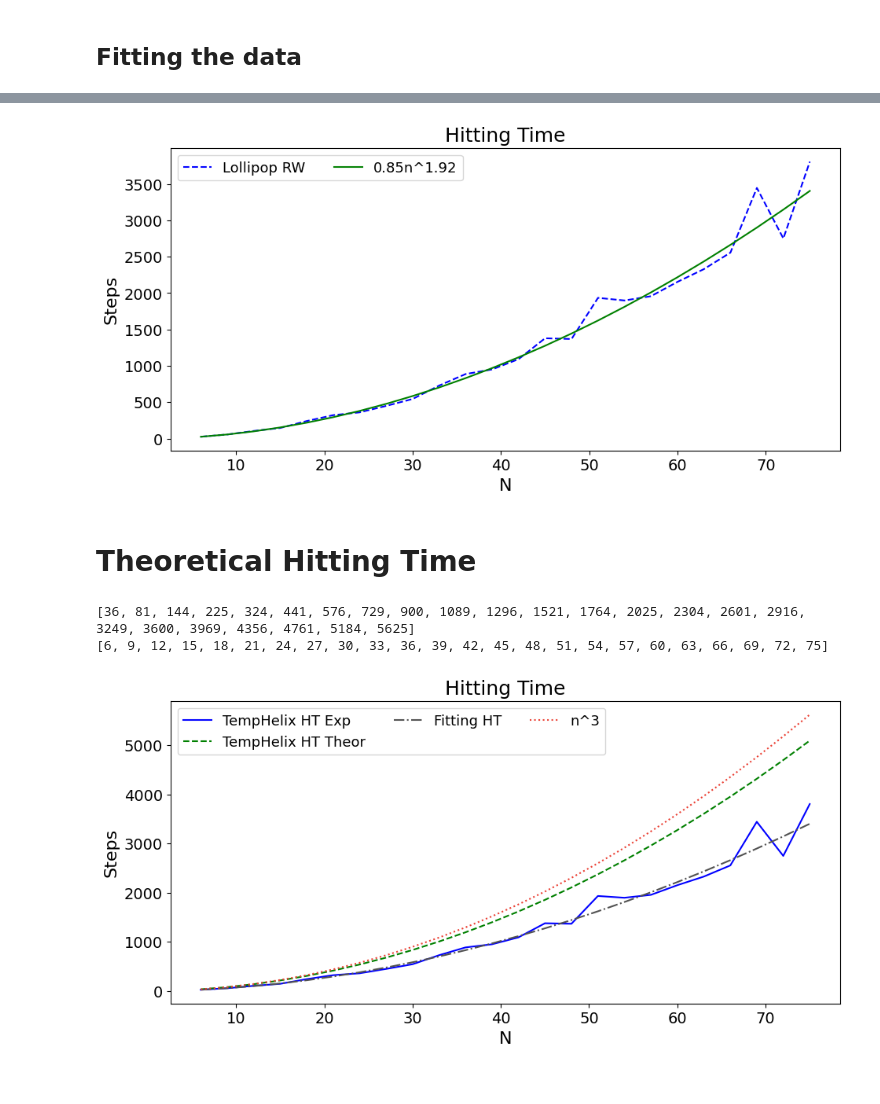
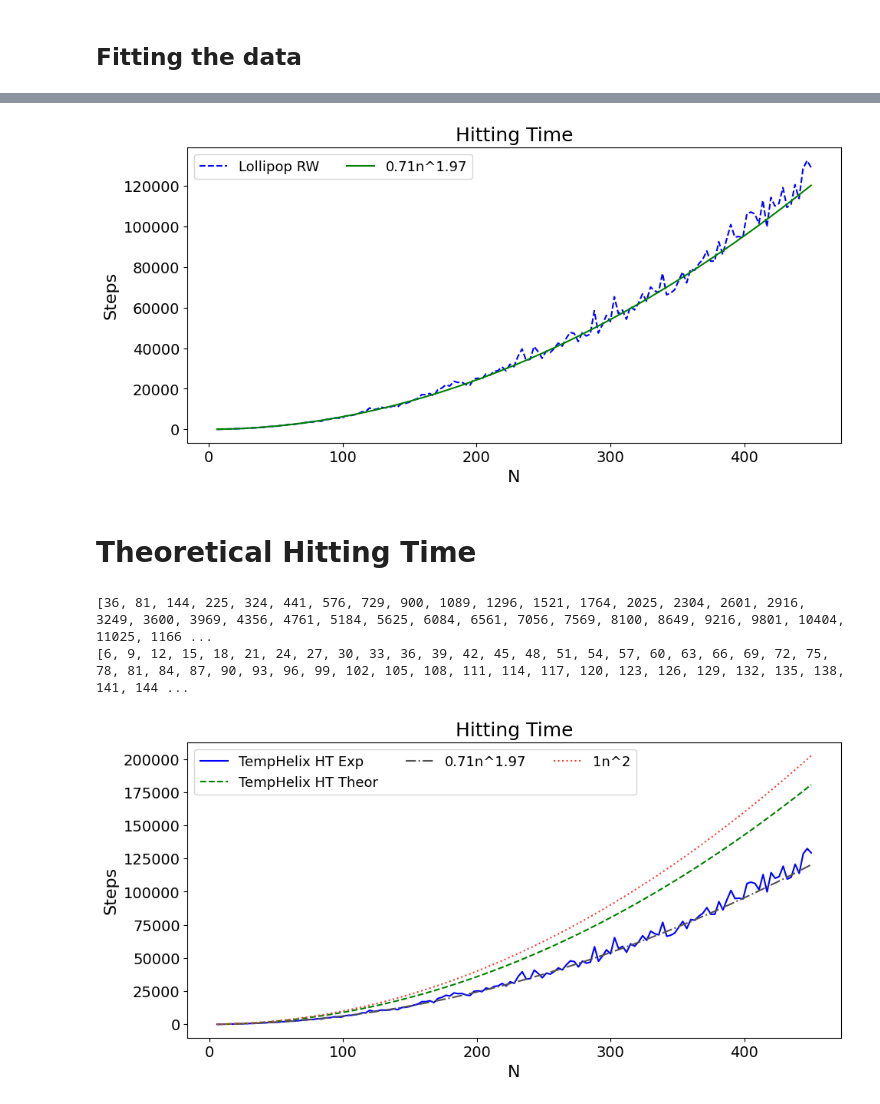
Before and after one commit to JaimePSantos/DynamicRandomWalks, a Jupyter notebook: HT-Static_TemporalHelix.ipynb, the cells around one changed output, grey strips where cells are left out. Drawn from its saved outputs; the diff is of its cells as text; code cells hidden in the pictures.

```diff
--- a/HT-Static_TemporalHelix.ipynb
+++ b/HT-Static_TemporalHelix.ipynb
@@ -76,10 +76,10 @@ def theoretical_hitting_time(n,factor,c):
 
     return hitting_times
 # %%
-reps = 25
+reps = 150
 
 sum_range = []
-samples = 100
+samples = 200
 
 sum_range = [3 + 3*rep for rep in range(1,reps)]
 print(sum_range)
@@ -163,5 +175,4 @@ reg = LinearRegression()
 reg.fit(log_x, log_y)
 
 # Now, your value of c is:
-c = 10 ** reg.intercept_
-print(c)
+constant = 10 ** reg.intercept_
@@ -188,7 +197,8 @@ def plot_loglog(x_data, y_data):
     plt.legend()
     plt.grid(True)
     plt.show()
+    return slope
 
 # Assume x_data and y_data are your data
-plot_loglog(x_data, y_data)
+slope = plot_loglog(x_data, y_data)
 # %% [output]
@@ -196,6 +206,6 @@ plot_loglog(x_data, y_data)
 # %%
-c = 0.85481611
-factor = 1.92
+c = constant[0]
+factor = round(slope,2)
 
 estimate_cover_time_memory = [x for x in theoretical_hitting_time(sum_range,factor,c)]
 
@@ -229,7 +239,7 @@ params = {
 
 plot_qwak(x_value_matrix = [list(sum_range),list(sum_range)] , y_value_matrix = [hitting_times,estimate_cover_time_memory],**params)
 # %% [output]
-[figure, old version]
+[figure, new version]
 # %% [markdown]
 # Theoretical Hitting Time
 # %%
@@ -286,52 +296,54 @@ def hitting_times_for_staticTempHelix_graphs(reps, initIndex, target):
             hitting_times.append(hitting_time)
     return hitting_times
 
-reps = 25
+reps = 150
 
 init = 0
 target = -1
 
 theoretical_hitting_times2 = hitting_times_for_staticTempHelix_graphs(reps, init, target)
 # %%
-alphaLabelList = [r'TempHelix HT Exp',f'TempHelix HT Theor',f'Fitting HT','n^3']
-c = 0.85481611
-factor = 1.92
-
+c = constant[0]
+factor = round(slope,2)
 c2 = 1
 factor2 = 2
+
+alphaLabelList = [r'TempHelix HT Exp',f'TempHelix HT Theor',f'{round(c,2)}n^{factor}',f'{round(c2,2)}n^{factor2}']
+
+
 
 estimate_cover_time_memory = [x for x in theoretical_hitting_time(sum_range,factor,c)]
 estimate_cover_time_memory2 = [x for x in theoretical_hitting_time(sum_range,factor2,c2)]
 print(estimate_cover_time_memory2)
 print(list(sum_range))
 
 params = {
     'font_size' : 14,
     'figsize': (11, 5),
     'plot_title' : f'Hitting Time',
     'x_label' : 'N',
     'y_label' : "Steps",
     'legend_labels' : alphaLabelList,
     'legend_loc': "best",
     # 'legend_title' : r'$\alpha$',
     'legend_ncol' : 3,
     'color_list' : ['#0000FF', '#008000', '#525252','#eb4034'],
     'line_style_list' : ['-', '--','-.',':' ],
     # 'save_path' : f'Output/OrientedDynamics/orientedDynamics_N{N}_NWALKS{len(alphaList)}_Alphas{str([round(a, 2) for a in alphaList]).replace(", ", "-").replace("[", "").replace("]", "")}_TMAX{round(t)}.png',
     'use_loglog': False,
     'use_cbar' : False,
     'cbar_label' : None,
     'cbar_ticks' : None,
     'cbar_tick_labels' : None,
     'x_lim' : None,
     # 'x_num_ticks' : 7,
     # 'y_num_ticks' : 7,
     # 'x_round_val' : 1,
     # 'y_round_val' : 3,
 }
 
 plot_qwak(x_value_matrix = [list(sum_range)]*4 , y_value_matrix = [hitting_times,theoretical_hitting_times2,estimate_cover_time_memory,estimate_cover_time_memory2],**params)
 # %% [output]
-[36, 81, 144, 225, 324, 441, 576, 729, 900, 1089, 1296, 1521, 1764, 2025, 2304, 2601, 2916, 3249, 3600, 3969, 4356, 4761, 5184, 5625]
-[6, 9, 12, 15, 18, 21, 24, 27, 30, 33, 36, 39, 42, 45, 48, 51, 54, 57, 60, 63, 66, 69, 72, 75]
+[36, 81, 144, 225, 324, 441, 576, 729, 900, 1089, 1296, 1521, 1764, 2025, 2304, 2601, 2916, 3249, 3600, 3969, 4356, 4761, 5184, 5625, 6084, 6561, 7056, 7569, 8100, 8649, 9216, 9801, 10404, 11025, 1166 ...
+[6, 9, 12, 15, 18, 21, 24, 27, 30, 33, 36, 39, 42, 45, 48, 51, 54, 57, 60, 63, 66, 69, 72, 75, 78, 81, 84, 87, 90, 93, 96, 99, 102, 105, 108, 111, 114, 117, 120, 123, 126, 129, 132, 135, 138, 141, 144 ...
-[figure, old version]
+[figure, new version]
```
Also changed, not shown: parts of 4 cells of this notebook, 3 other files.
